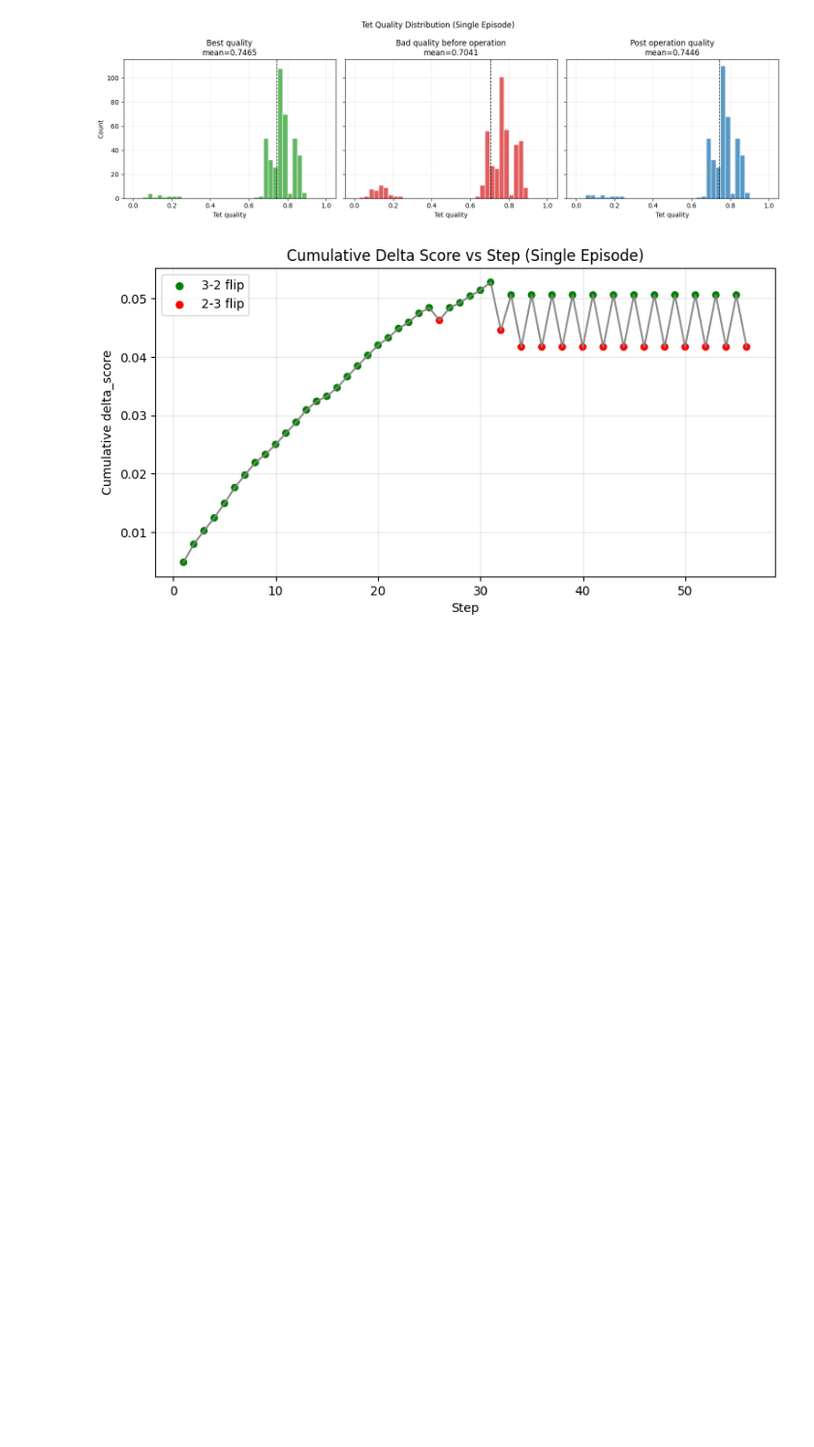
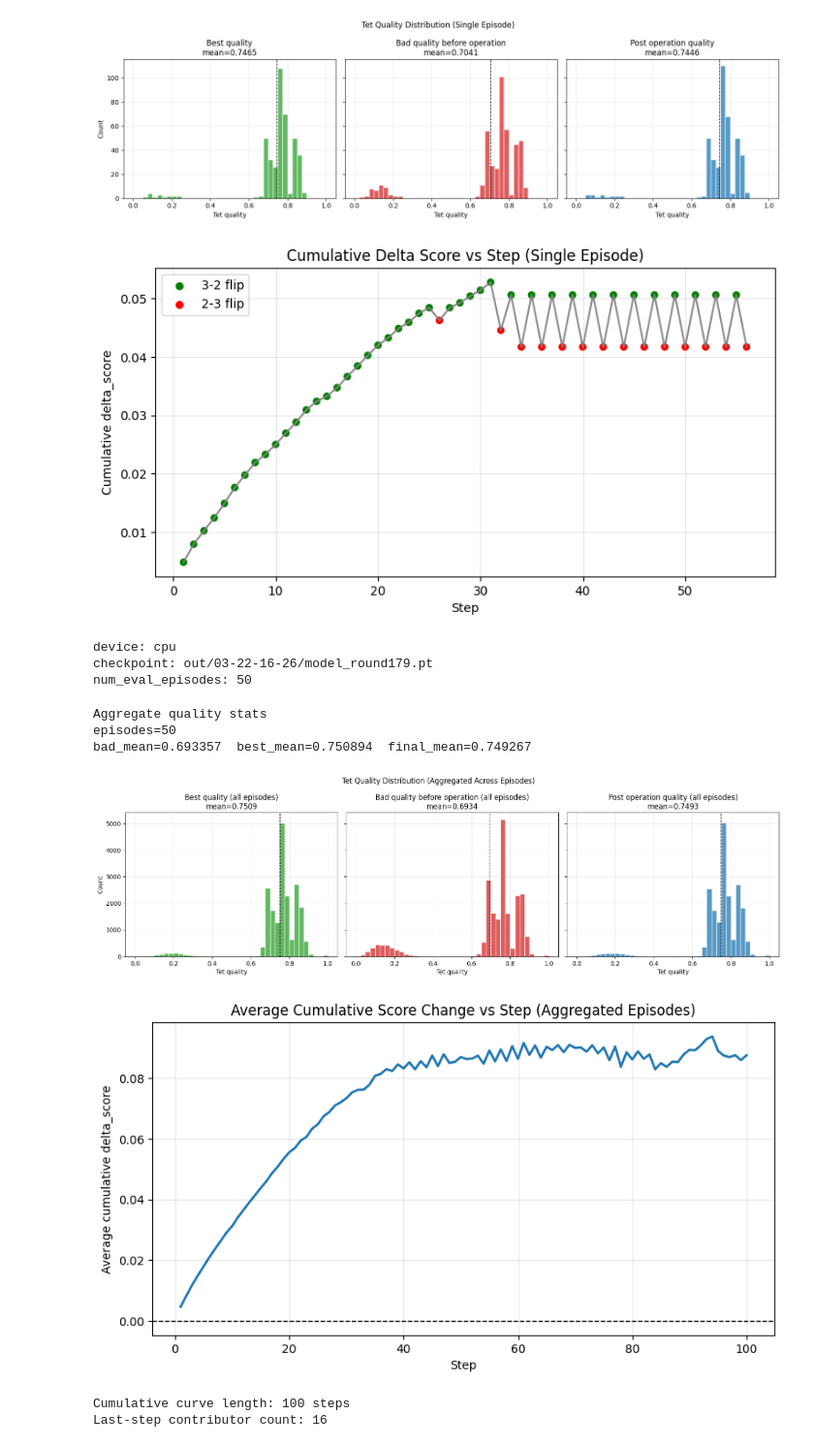
Before and after one commit to wanzhoulei/3d-meshing-run, a Jupyter notebook: scratch.ipynb, the cells around one changed output. Shown at 97% size. Cells and saved outputs as stored; diff of their text form; code cells hidden in the pictures; blank space fills up the shorter version.

```diff
--- a/scratch.ipynb
+++ b/scratch.ipynb
@@ -1970,7 +1970,7 @@ def run_agent_trace_episode(
 # -----------------------------------------
 # Single-episode trace + quality histograms
 # -----------------------------------------
-dataset_path = locals().get("dataset_path", "tet_dataset_grid125_sigma1e-02_N2000.mat")
+dataset_path = locals().get("dataset_path", "tet_dataset_grid125_sigma1e-02_N2000_test.mat")
 ckpt_path = locals().get("ckpt_path", "out/03-22-16-26/model_round179.pt")
 
 # choose one episode id from dataset
@@ -2107,7 +2107,7 @@ step | op_type      | local_idx | env_action | model_action | valid | delta_scor
 # -------------------------------------------------
 # Multi-episode aggregate histograms + avg cum score
 # -------------------------------------------------
-dataset_path = locals().get("dataset_path", "tet_dataset_grid125_sigma1e-02_N2000.mat")
+dataset_path = locals().get("dataset_path", "tet_dataset_grid125_sigma1e-02_N2000_test.mat")
 ckpt_path = locals().get("ckpt_path", "out/03-22-16-26/model_round179.pt")
 
 num_eval_episodes = 50
@@ -2209,30 +2209,41 @@ fig.suptitle("Tet Quality Distribution (Aggregated Across Episodes)")
 plt.tight_layout()
 plt.show()
 
 # Average cumulative score change vs step
 max_len = max((len(c) for c in cum_trajs), default=0)
 if max_len == 0:
     print("No actions taken in all selected episodes; skip cumulative plot.")
 else:
     cum_mean = np.full(max_len, np.nan, dtype=np.float64)
     cum_count = np.zeros(max_len, dtype=np.int64)
     for t in range(max_len):
         vals = [c[t] for c in cum_trajs if t < len(c)]
         if vals:
             cum_mean[t] = float(np.mean(vals))
             cum_count[t] = int(len(vals))
 
     x = np.arange(1, max_len + 1)
     plt.figure(figsize=(9.5, 4.8))
     plt.plot(x, cum_mean, "-", linewidth=2)
     plt.axhline(0.0, color="k", linestyle="--", linewidth=1)
     plt.grid(True, alpha=0.3)
     plt.xlabel("Step")
     plt.ylabel("Average cumulative delta_score")
     plt.title("Average Cumulative Score Change vs Step (Aggregated Episodes)")
     plt.show()
 
     print(f"Cumulative curve length: {max_len} steps")
     print(f"Last-step contributor count: {int(cum_count[-1])}")
 
 ds.close()
+# %% [output]
+device: cpu
+checkpoint: out/03-22-16-26/model_round179.pt
+num_eval_episodes: 50
+Aggregate quality stats
+episodes=50
+bad_mean=0.693357  best_mean=0.750894  final_mean=0.749267
+[figure, added]
+[figure, added]
+Cumulative curve length: 100 steps
+Last-step contributor count: 16
```
Also changed, not shown: 1 other file.
